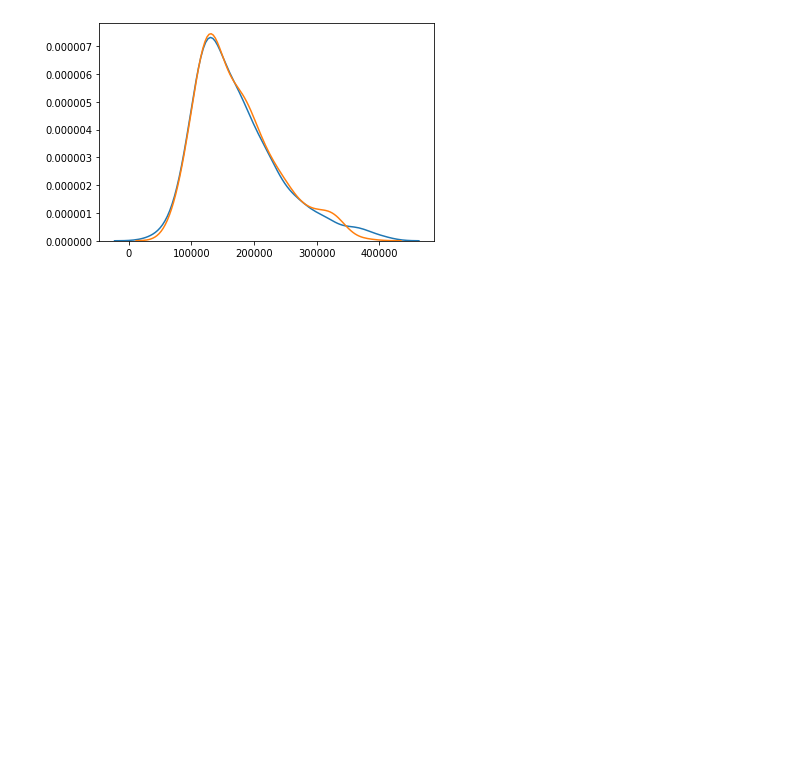
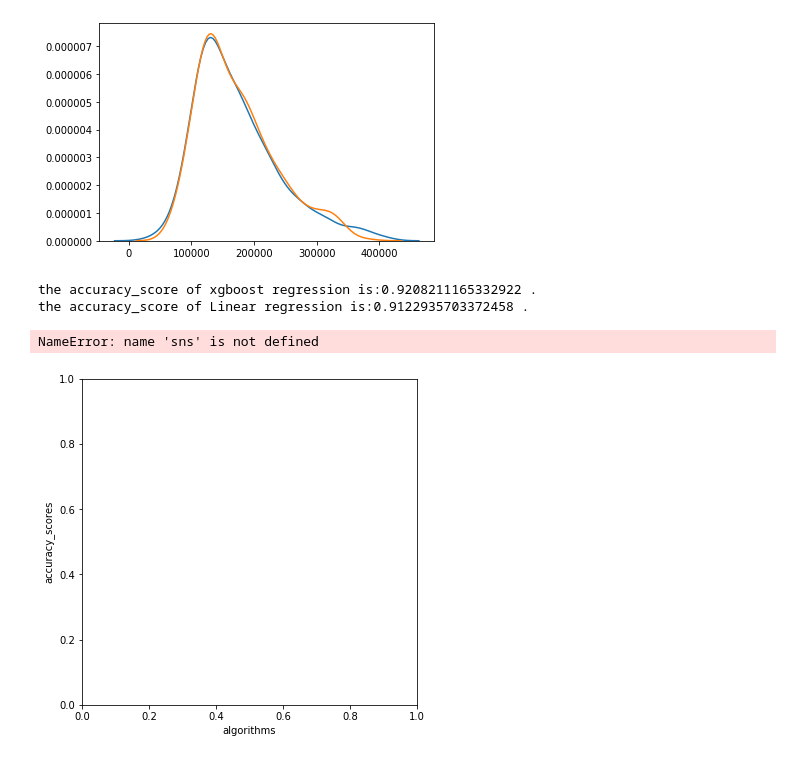
Before and after one commit to KrishnaDesai16/HousePricePrediction, a Jupyter notebook: Modelling.ipynb, the cells around one changed output. Cells and saved outputs as stored; diff of their text form; code cells hidden in the pictures; blank space fills up the shorter version.

```diff
--- a/Modelling.ipynb
+++ b/Modelling.ipynb
@@ -220,4 +224,4 @@ print('MSE:',metrics.mean_squared_error(y_test,y_pred))
 MSE: 387318243.71075535
 # %%
 #accuracy of model : 91.4%
-metrics.r2_score(y_test,y_pred)
+s2=metrics.r2_score(y_test,y_pred)
@@ -251,7 +253,8 @@ XGBRegressor(base_score=0.5, booster='gbtree', colsample_bylevel=1,
 # %%
 y_pred1=xgb.predict(X_test)
 # %%
-r2_score(y_test,y_pred1) # accuracy of model : 92%
+s1=r2_score(y_test,y_pred1) # accuracy of model : 92%
+s1
 # %% [output]
 0.9208211165332922
 # %%
@@ -264,3 +267,22 @@ sb.distplot(y_pred1,kde=True,hist=False)
 # %% [output]
 <matplotlib.axes._subplots.AxesSubplot at 0x...>
 [figure]
+# %%
+scores=[s1,s2]
+algorithms=['xgboost regression','Linear regression']
+
+
+for i in range(len(algorithms)):
+    print('the accuracy_score of '+algorithms[i],'is:'+str(scores[i]),'.')
+# %% [output]
+the accuracy_score of xgboost regression is:0.9208211165332922 .
+the accuracy_score of Linear regression is:0.9122935703372458 .
+# %%
+
+plt.figure(figsize=(6,6))
+plt.xlabel('algorithms')
+plt.ylabel('accuracy_scores')
+sns.barplot(algorithms,scores)
+# %% [output]
+NameError: name 'sns' is not defined
+[figure, added]
```
Also changed, not shown: parts of 7 cells of this notebook.
